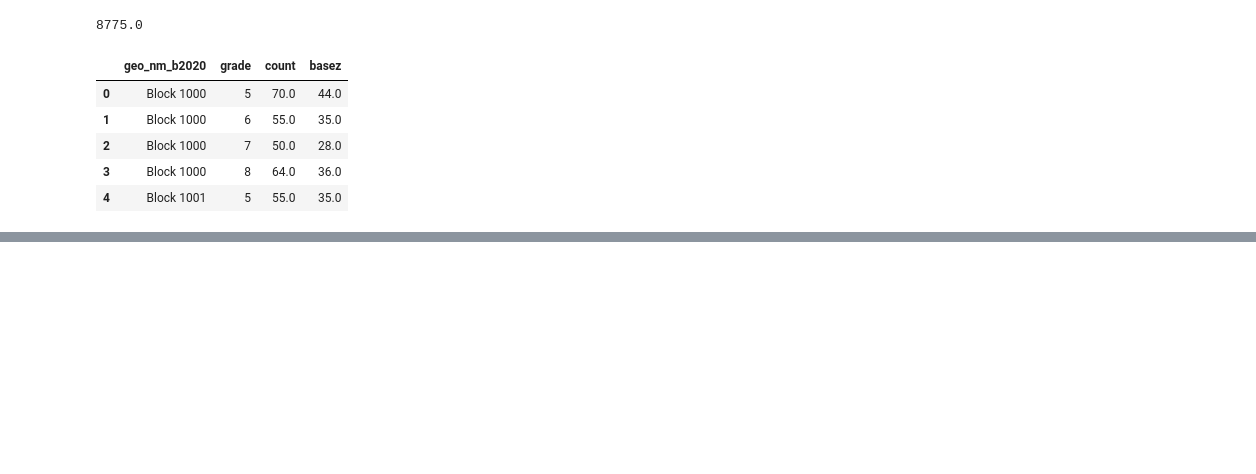
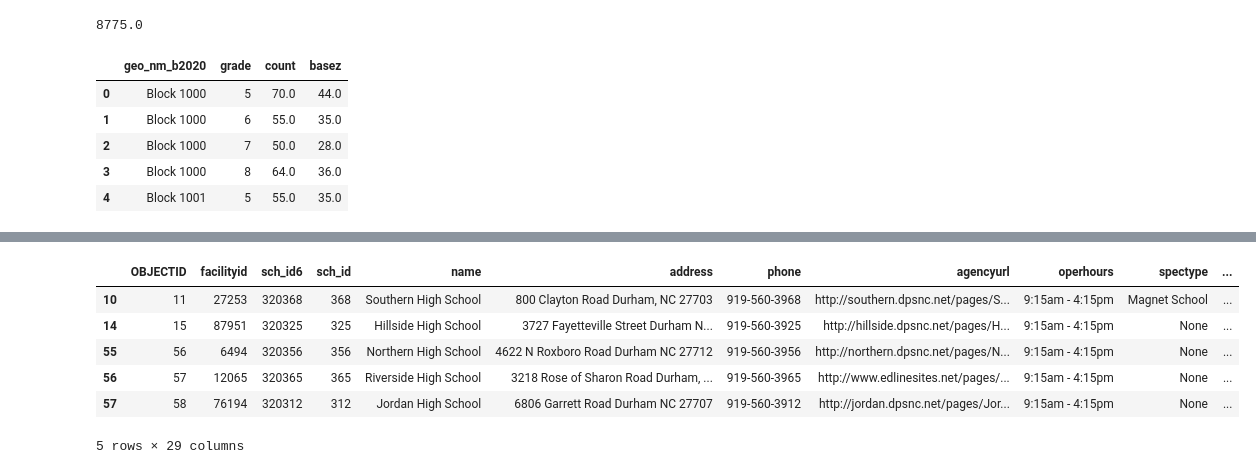
Before and after one commit to olublin/DPS-Planning, a Jupyter notebook: Base_Projection.ipynb, the cells around one changed output, grey strips where cells are left out. Drawn from its saved outputs; the diff is of its cells as text; code cells hidden in the pictures; blank space fills up the shorter version.

```diff
--- a/Base_Projection.ipynb
+++ b/Base_Projection.ipynb
@@ -72,0 +75,15 @@ dps_pu
+# %%
+#read in the school locations
+dps_base = gpd.read_file(r'C:\\Users\\olubl\\OneDrive\\College\\Data+\\DPS-Planning\\dps_base_2324.geojson')
+dps_base = dps_base.to_crs(epsg = 3857)
+base_hs = {'Jordan High School','Riverside High School','Northern High School','Hillside High School','Southern High School'}
+dps_base_hs = dps_base[dps_base['name'].isin(base_hs)]
+dps_base_hs
+# %% [output]
+|  | OBJECTID | facilityid | sch_id6 | sch_id | name | address | phone | agencyurl | operhours | spectype | ... |
+| 10 | 11 | 27253 | 320368 | 368 | Southern High School | 800 Clayton Road Durham, NC 27703 | 919-560-3968 | http://southern.dpsnc.net/pages/S... | 9:15am - 4:15pm | Magnet School | ... |
+| 14 | 15 | 87951 | 320325 | 325 | Hillside High School | 3727 Fayetteville Street Durham N... | 919-560-3925 | http://hillside.dpsnc.net/pages/H... | 9:15am - 4:15pm | None | ... |
+| 55 | 56 | 6494 | 320356 | 356 | Northern High School | 4622 N Roxboro Road Durham NC 27712 | 919-560-3956 | http://northern.dpsnc.net/pages/N... | 9:15am - 4:15pm | None | ... |
+| 56 | 57 | 12065 | 320365 | 365 | Riverside High School | 3218 Rose of Sharon Road Durham, ... | 919-560-3965 | http://www.edlinesites.net/pages/... | 9:15am - 4:15pm | None | ... |
+| 57 | 58 | 76194 | 320312 | 312 | Jordan High School | 6806 Garrett Road Durham NC 27707 | 919-560-3912 | http://jordan.dpsnc.net/pages/Jor... | 9:15am - 4:15pm | None | ... |
+5 rows × 29 columns
```
Also changed, not shown: parts of 6 cells of this notebook.
